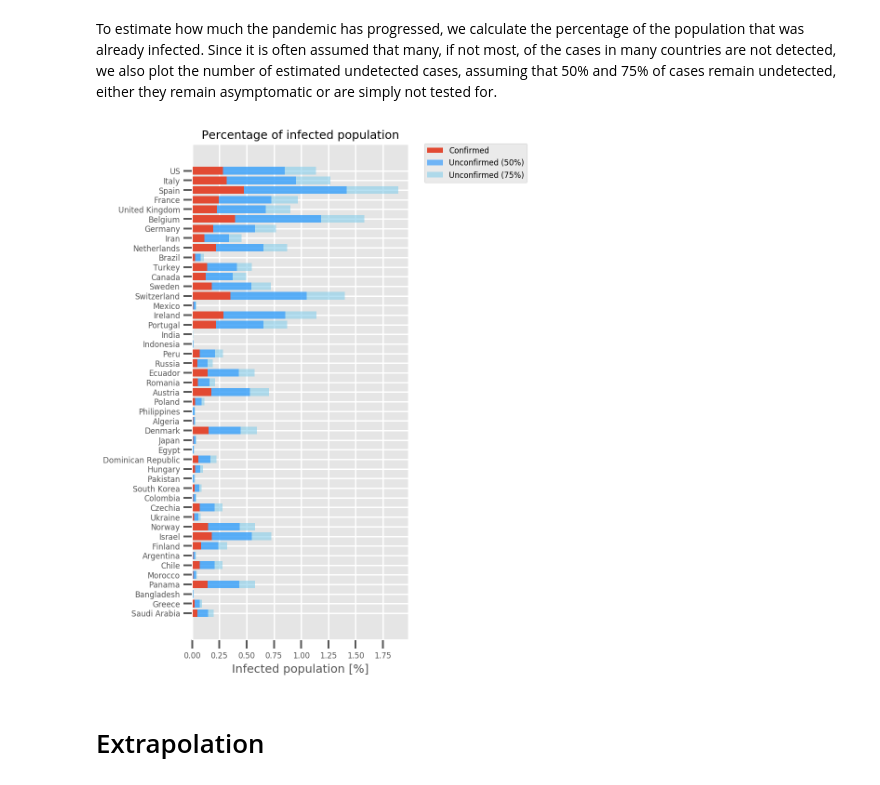
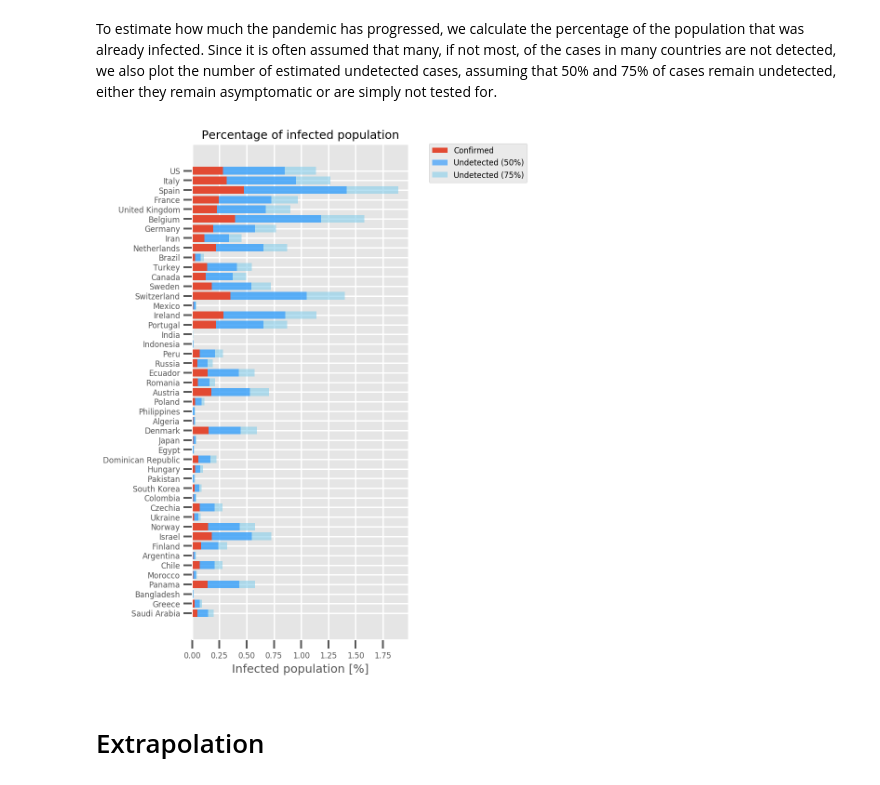
Before and after one commit to caglorithm/notebooks, a Jupyter notebook: _notebooks/2020-04-25-covid-herd-immunity.ipynb, the cells around one changed output. Drawn from its saved outputs; the diff is of its cells as text; code cells hidden in the pictures.

```diff
--- a/_notebooks/2020-04-25-covid-herd-immunity.ipynb
+++ b/_notebooks/2020-04-25-covid-herd-immunity.ipynb
@@ -233,23 +233,23 @@ To estimate how much the pandemic has progressed, we calculate the percentage of
 # %%
 #hide_input
 asymp = lambda factor: np.multiply(infected_population_list, factor)
 
 height = len(countries)/5
 fig, axs = plt.subplots(1, 1, figsize=(4, height), dpi=150)
 plt.barh(countries[::-1], infected_population_list[::-1], color='C0', label='Confirmed')
-plt.barh(countries[::-1], asymp(2)[::-1], left=infected_population_list[::-1], color='dodgerblue', label='Unconfirmed (50%)', ls='--', alpha=0.6,lw=1,zorder=2)
-plt.barh(countries[::-1], asymp(3)[::-1], left=infected_population_list[::-1], color='skyblue', label='Unconfirmed (75%)', ls='--', alpha=0.6,lw=1)
+plt.barh(countries[::-1], asymp(2)[::-1], left=infected_population_list[::-1], color='dodgerblue', label='Undetected (50%)', ls='--', alpha=0.6,lw=1,zorder=2)
+plt.barh(countries[::-1], asymp(3)[::-1], left=infected_population_list[::-1], color='skyblue', label='Undetected (75%)', ls='--', alpha=0.6,lw=1)
 
 plt.tick_params(axis='both', which='major', labelsize=8)
 plt.title("Percentage of infected population", fontsize=12)
 plt.xlabel("Infected population [%]", fontsize=12)
 plt.legend(bbox_to_anchor=(np.max(asymp(3)[::-1])+0.15, 1.01), fontsize=8)
 
 import matplotlib
 bob = matplotlib.transforms.Bbox([[-0.7, height-3.8], [3.5, height-.8]])
 plt.savefig("../images/icon_herd_immunity.png", bbox_inches=bob, pad_inches=0.0)
 # %% [output]
-[figure, old version]
+[figure, new version]
 # %% [markdown]
 # Extrapolation
 # %% [markdown]
```
